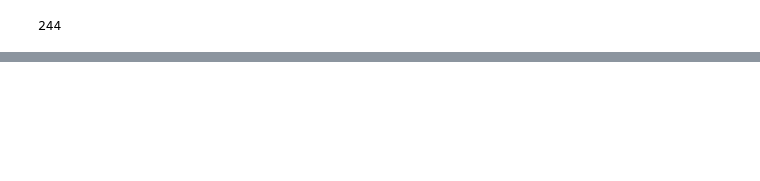
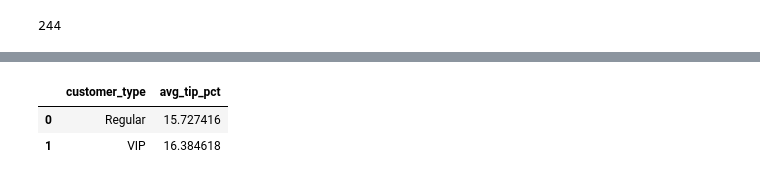
Before and after one commit to shaunagbaje/data-analytics-training, a Jupyter notebook: pandas_intro.ipynb, the cells around one changed output, grey strips where cells are left out. Saved outputs shown, nothing was run; the diff lists cells and outputs as text; code cells hidden in the pictures; blank space fills up the shorter version.

```diff
--- a/pandas_intro.ipynb
+++ b/pandas_intro.ipynb
@@ -610,0 +647,14 @@ pd.read_sql(query, conn)
+# %%
+query = """
+SELECT customers.customer_type, AVG(tips.tip_pct) AS avg_tip_pct
+FROM tips
+LEFT JOIN customers
+ON tips.customer_id = customers.customer_id
+GROUP BY customers.customer_type;
+"""
+# %%
+pd.read_sql(query, conn)
+# %% [output]
+|  | customer_type | avg_tip_pct |
+| 0 | Regular | 15.727416 |
+| 1 | VIP | 16.384618 |
```
Also changed, not shown: parts of 18 cells of this notebook, 1 other file.
